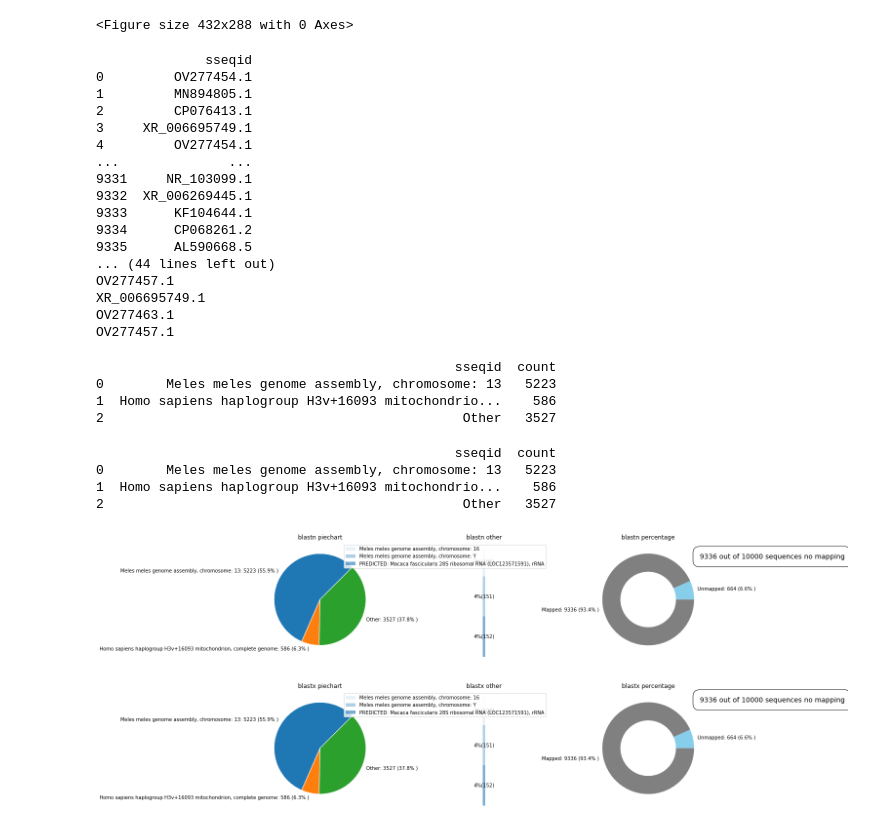
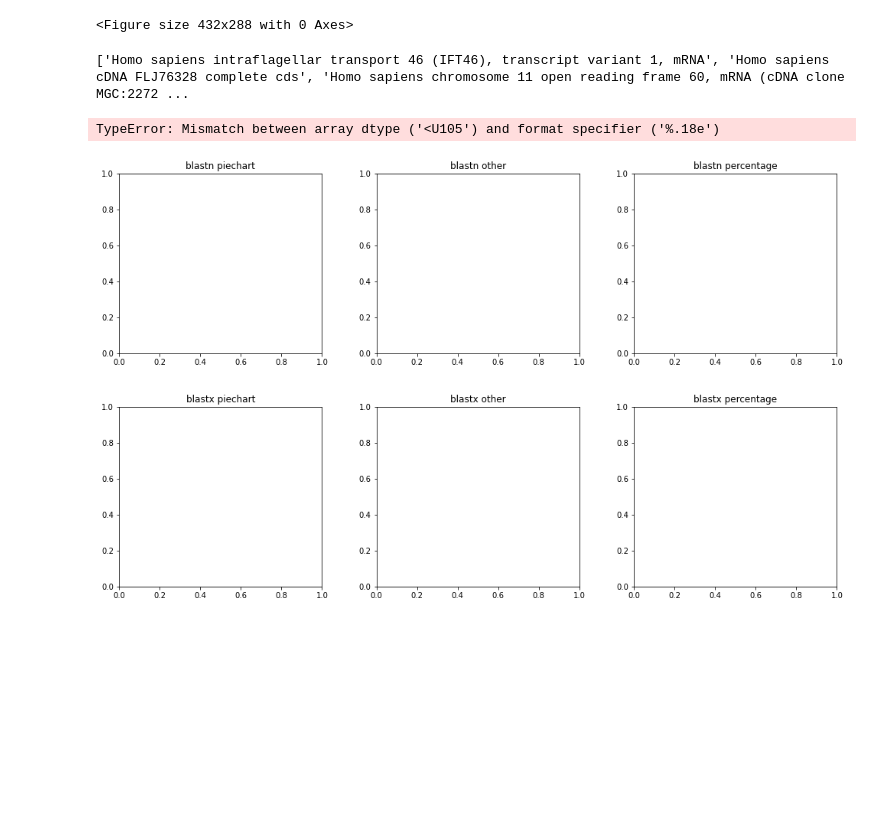
Before and after one commit to YeoLab/eclip-qc, a Jupyter notebook: jupyter_testing/plot.ipynb, the cells around one changed output. Saved outputs shown, nothing was run; the diff lists cells and outputs as text; code cells hidden in the pictures; blank space fills up the shorter version.

```diff
--- a/jupyter_testing/plot.ipynb
+++ b/jupyter_testing/plot.ipynb
@@ -392,8 +392,8 @@ import os
 # blast_tsv_file = sys.argv[1]
 # blast_tsv_file2 = sys.argv[2]
 # piePath = sys.argv[3]
-blast_tsv_file = 'LARP6.CTRL_IN1.umi.r1.fqdown_unmappedblast_downsampled_blastn.tsv'
-blast_tsv_file2 = 'LARP6.CTRL_IN1.umi.r1.fqdown_unmappedblast_downsampled_blastn.tsv'
+blast_tsv_file = 'ATPX_unmappedblast_downsampled_blastn.tsv'
+blast_tsv_file2 = 'ATPX_unmappedblast_downsampled_blastn2.tsv'
 piePath = 'Combined.png'
 
 piePathSample = os.path.splitext(piePath)[0]
@@ -477,6 +477,43 @@ for idx in df4.index:
                 qseqid_list2.append(df4['qseqid'][idx])
                 sseqid_list2.append(df4['sseqid'][idx])
 sseqid_np2 = np.array(sseqid_list2)
+
+
+
+
+
+ncbi_names1 = []
+ncbi_names2 = []
+#replace index sseqids with ncbi name
+for idx in df.index:
+    term = str(df['sseqid'][idx])
+    #print(term)
+    esearch_string = esearch(term=term, db='nucleotide')
+    time.sleep(0.1)
+    result = get_esummary(esearch_string=esearch_string, db='nucleotide')
+    result = xmltodict.parse(result)
+    sseq_name = result['eSummaryResult']['DocumentSummarySet']['DocumentSummary']['Title']
+    ncbi_names1.append(sseq_name)
+#replace index sseqids with ncbi name
+for idx in df4.index:
+    term = str(df4['sseqid'][idx])
+    #print(term)
+    esearch_string = esearch(term=term, db='nucleotide')
+    time.sleep(0.3)
+    result = get_esummary(esearch_string=esearch_string, db='nucleotide')
+    result = xmltodict.parse(result)
+    sseq_name = result['eSummaryResult']['DocumentSummarySet']['DocumentSummary']['Title']
+    ncbi_names2.append(sseq_name)
+print(ncbi_names1)
+ncbinp_names1 = np.array(ncbi_names1)
+ncbinp_names2 = np.array(ncbi_names2)
+np.savetxt('testoutput1.txt', ncbinp_names1, delimiter=',')
+np.savetxt('testoutput2.txt', ncbinp_names2, delimiter=',')
+
+
+
+
+
 
 df3 = pd.DataFrame(data = sseqid_np1, columns=['sseqid'])
 print(df3)
@@ -702,56 +739,33 @@ ax4.set_xlim(- 2.5 * 2, 2.5 * 2)
 # for ax5
 ax5_percentages = [10000 - num_seqs, num_seqs]
 ax5_labels = ['Unmapped', 'Mapped']
 ax5.pie(ax5_percentages, labels=[f'{ax5_labels[i]}: {ax5_percentages[i]} ({ax5_percentages[i]/sum(ax5_percentages)*100:.1f}% )' for i in range(len(ax5_labels))], autopct='',
        colors=['skyblue', 'gray'], labeldistance=1.1)
 
 # for ax6
 ax6_percentages = [10000 - num_seqs2, num_seqs2]
 ax6_labels = ['Unmapped', 'Mapped']
 ax6.pie(ax6_percentages, labels=[f'{ax6_labels[i]}: {ax6_percentages[i]} ({ax6_percentages[i]/sum(ax6_percentages)*100:.1f}% )' for i in range(len(ax6_labels))], autopct='',
        colors=['skyblue', 'gray'], labeldistance=1.1)
 
 # Adding Circle in Pie chart
 circle1 = plt.Circle((0, 0), radius=0.6, color='white')
 ax5.add_patch(circle1)
 circle2 = plt.Circle((0, 0), radius=0.6, color='white')
 ax6.add_patch(circle2)
 
 text1 = str(num_seqs) + " out of 10000 sequences no mapping"
 text2 = str(num_seqs2) + " out of 10000 sequences no mapping"
 
 # plt.title('Blastn and Blastx Unmapped Sequences Summary ' + pieName)
 ax5.text(0.95, 2.2, text1, transform=ax6.transAxes, fontsize=14,
         verticalalignment='top', bbox=dict(facecolor='none', edgecolor='black', boxstyle='round,pad=1'))
 ax6.text(0.95, 0.95, text2, transform=ax6.transAxes, fontsize=14,
         verticalalignment='top', bbox=dict(facecolor='none', edgecolor='black', boxstyle='round,pad=1'))
 
 fig.tight_layout(pad=5.0)
 plt.show(block=True)
 # %% [output]
-              sseqid
-0         OV277454.1
-1         MN894805.1
-2         CP076413.1
-3     XR_006695749.1
-4         OV277454.1
-...              ...
-9331     NR_103099.1
-9332  XR_006269445.1
-9333      KF104644.1
-9334      CP068261.2
-9335      AL590668.5
-... (44 lines left out)
-OV277457.1
-XR_006695749.1
-OV277463.1
-OV277457.1
+['Homo sapiens intraflagellar transport 46 (IFT46), transcript variant 1, mRNA', 'Homo sapiens cDNA FLJ76328 complete cds', 'Homo sapiens chromosome 11 open reading frame 60, mRNA (cDNA clone MGC:2272 ...
-                                              sseqid  count
-0        Meles meles genome assembly, chromosome: 13   5223
-1  Homo sapiens haplogroup H3v+16093 mitochondrio...    586
-2                                              Other   3527
+TypeError: Mismatch between array dtype ('<U105') and format specifier ('%.18e')
-                                              sseqid  count
-0        Meles meles genome assembly, chromosome: 13   5223
-1  Homo sapiens haplogroup H3v+16093 mitochondrio...    586
-2                                              Other   3527
-[figure, old version]
+[figure, new version]
```
